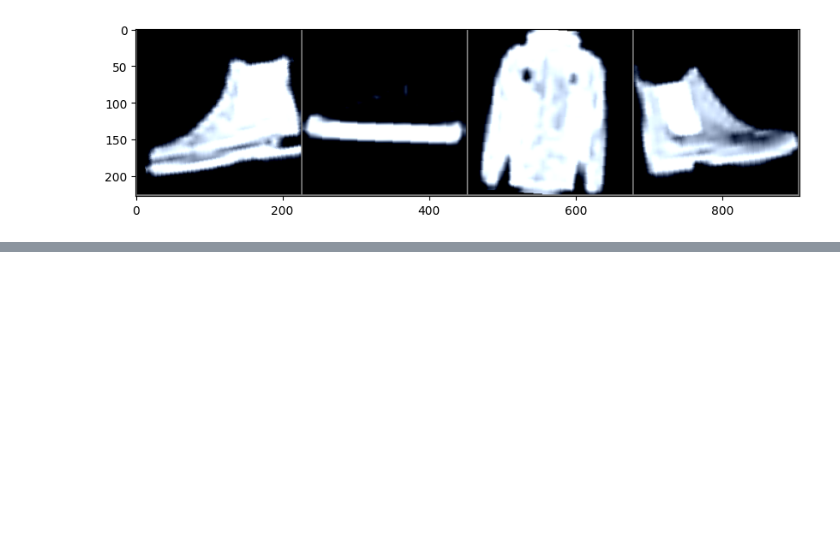
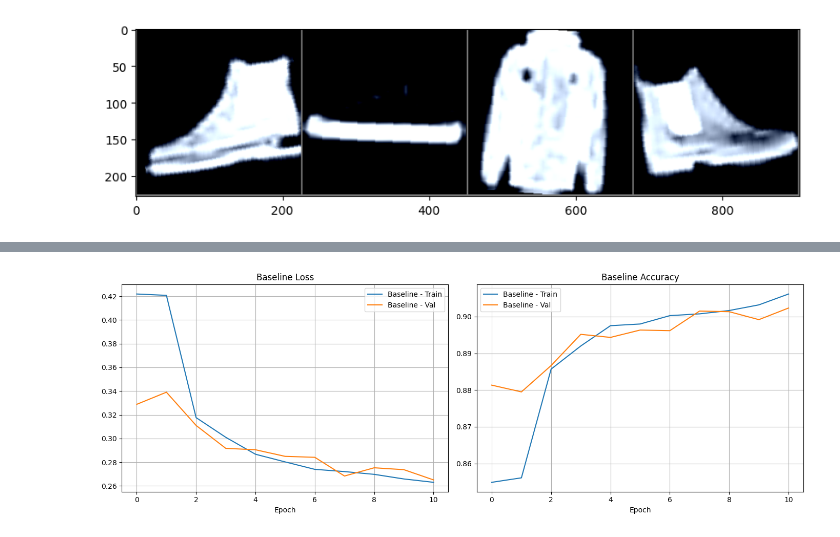
Before and after one commit to filipzekovich/Deep-Learning-Model, a Jupyter notebook: DL_Project_Notebook.ipynb, the cells around one changed output, grey strips where cells are left out. Drawn from its saved outputs; the diff is of its cells as text; code cells hidden in the pictures; blank space fills up the shorter version.

Commit message:
baseline and hyperparemeter tuning models

```diff
--- a/DL_Project_Notebook.ipynb
+++ b/DL_Project_Notebook.ipynb
@@ -109,0 +572,88 @@ GroundTruth:  Ankle boot Sneaker Coat Ankle boot
+# %%
+import matplotlib.pyplot as plt
+import pandas as pd
+
+if 'baseline_history' in globals():
+    print('\nPlotting baseline history...')
+    fig = plot_history(baseline_history, 'Baseline')
+    fig.savefig('baseline_training_curves.png', dpi=200, bbox_inches='tight')
+    plt.show()
+else:
+    print('\nNo baseline history found. Run the baseline training cell to generate it.')
+
+if 'tuned_histories' in globals() and len(tuned_histories) > 0:
+    print('\nPlotting tuned models history...')
+    fig, axes = plt.subplots(2, 2, figsize=(16, 12))
+    axes = axes.ravel()
+
+    for lr, h in tuned_histories.items():
+        axes[0].plot(h['train_loss'], label=f'LR={lr}')
+    if 'baseline_history' in globals():
+        axes[0].plot(baseline_history['train_loss'], label='Baseline', linestyle='--')
+    axes[0].set_title('Training Loss')
+    axes[0].legend()
+    axes[0].grid(True)
+
+    for lr, h in tuned_histories.items():
+        axes[1].plot(h['val_loss'], label=f'LR={lr}')
+    if 'baseline_history' in globals():
+        axes[1].plot(baseline_history['val_loss'], label='Baseline', linestyle='--')
+    axes[1].set_title('Validation Loss')
+    axes[1].legend()
+    axes[1].grid(True)
+
+    for lr, h in tuned_histories.items():
+        axes[2].plot(h['train_acc'], label=f'LR={lr}')
+    if 'baseline_history' in globals():
+        axes[2].plot(baseline_history['train_acc'], label='Baseline', linestyle='--')
+    axes[2].set_title('Training Accuracy')
+    axes[2].legend()
+    axes[2].grid(True)
+
+    for lr, h in tuned_histories.items():
+        axes[3].plot(h['val_acc'], label=f'LR={lr}')
+    if 'baseline_history' in globals():
+        axes[3].plot(baseline_history['val_acc'], label='Baseline', linestyle='--')
+    axes[3].set_title('Validation Accuracy')
+    axes[3].legend()
+    axes[3].grid(True)
+
+    plt.tight_layout()
+    plt.savefig('hyperparameter_comparison.png', dpi=200, bbox_inches='tight')
+    plt.show()
+else:
+    print('\nNo tuned histories found. Run the hyperparameter tuning cell to generate them.')
+
+# Summary table
+if 'baseline_history' in globals() or ('tuned_histories' in globals() and len(tuned_histories)>0):
+    results_data = []
+    if 'baseline_history' in globals():
+        results_data.append({
+            'Model': 'Baseline',
+            'Learning Rate': 0.001,
+            'Final Train Loss': baseline_history['train_loss'][-1],
+            'Final Train Acc': baseline_history['train_acc'][-1],
+            'Final Val Loss': baseline_history['val_loss'][-1],
+            'Final Val Acc': baseline_history['val_acc'][-1],
+            'Best Val Acc': max(baseline_history['val_acc'])
+        })
+    if 'tuned_histories' in globals():
+        for lr, h in tuned_histories.items():
+            results_data.append({
+                'Model': f'Tuned (LR={lr})',
+                'Learning Rate': lr,
+                'Final Train Loss': h['train_loss'][-1],
+                'Final Train Acc': h['train_acc'][-1],
+                'Final Val Loss': h['val_loss'][-1],
+                'Final Val Acc': h['val_acc'][-1],
+                'Best Val Acc': max(h['val_acc'])
+            })
+    results_df = pd.DataFrame(results_data)
+    display(results_df)
+    if not results_df.empty:
+        best_idx = results_df['Best Val Acc'].idxmax()
+        best_model = results_df.iloc[best_idx]
+        print(f"\nBEST MODEL: {best_model['Model']} with Best Val Acc = {best_model['Best Val Acc']:.4f}")
+else:
+    print('\nNo results to summarize yet.')
+# %% [output]
@@ -109,0 +661 @@ GroundTruth:  Ankle boot Sneaker Coat Ankle boot
+[figure, added]
```
Also changed, not shown: parts of 23 cells of this notebook.
